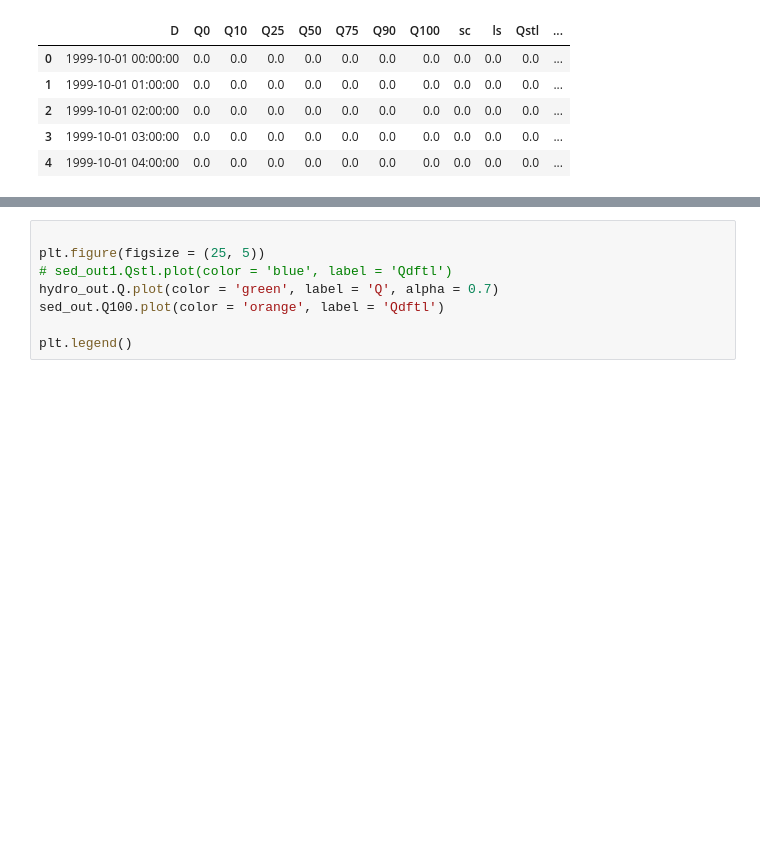
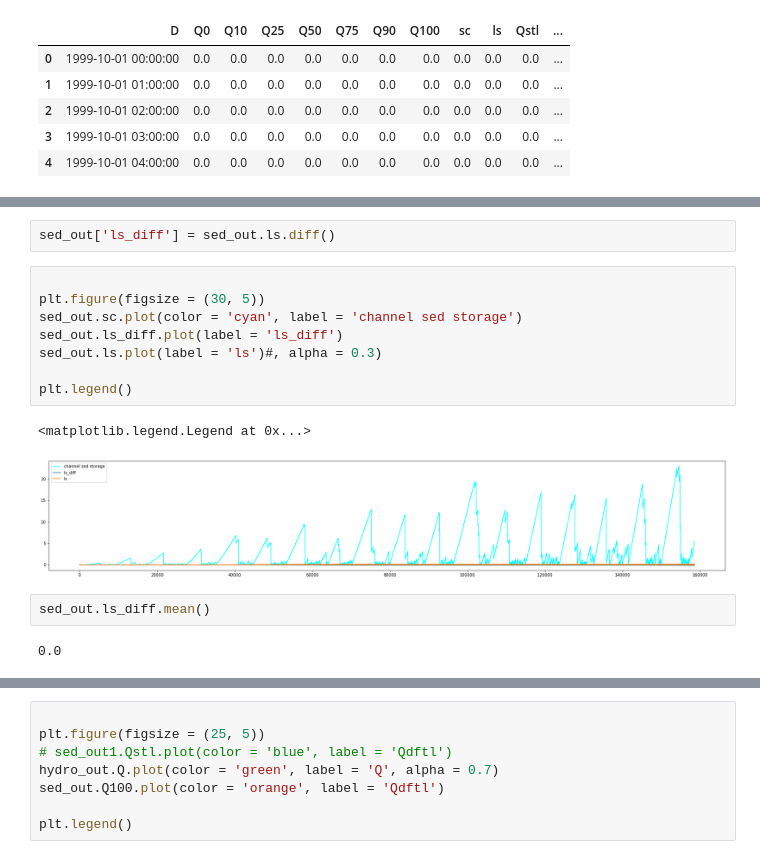
Before and after one commit to varyabazilova/hma_sediments, a Jupyter notebook: sediment_scenarios/test.ipynb, the cells around one changed output, grey strips where cells are left out. Drawn from its saved outputs; the diff is of its cells as text; blank space fills up the shorter version.

```diff
--- a/sediment_scenarios/test.ipynb
+++ b/sediment_scenarios/test.ipynb
@@ -73,0 +112,17 @@ plt.legend()
+# %%
+sed_out['ls_diff'] = sed_out.ls.diff()
+# %%
+
+plt.figure(figsize = (30, 5))
+sed_out.sc.plot(color = 'cyan', label = 'channel sed storage')
+sed_out.ls_diff.plot(label = 'ls_diff')
+sed_out.ls.plot(label = 'ls')#, alpha = 0.3)
+
+plt.legend()
+# %% [output]
+<matplotlib.legend.Legend at 0x...>
+[figure, added]
+# %%
+sed_out.ls_diff.mean()
+# %% [output]
+0.0
```
Also changed, not shown: parts of 10 cells of this notebook, 9 other files.
